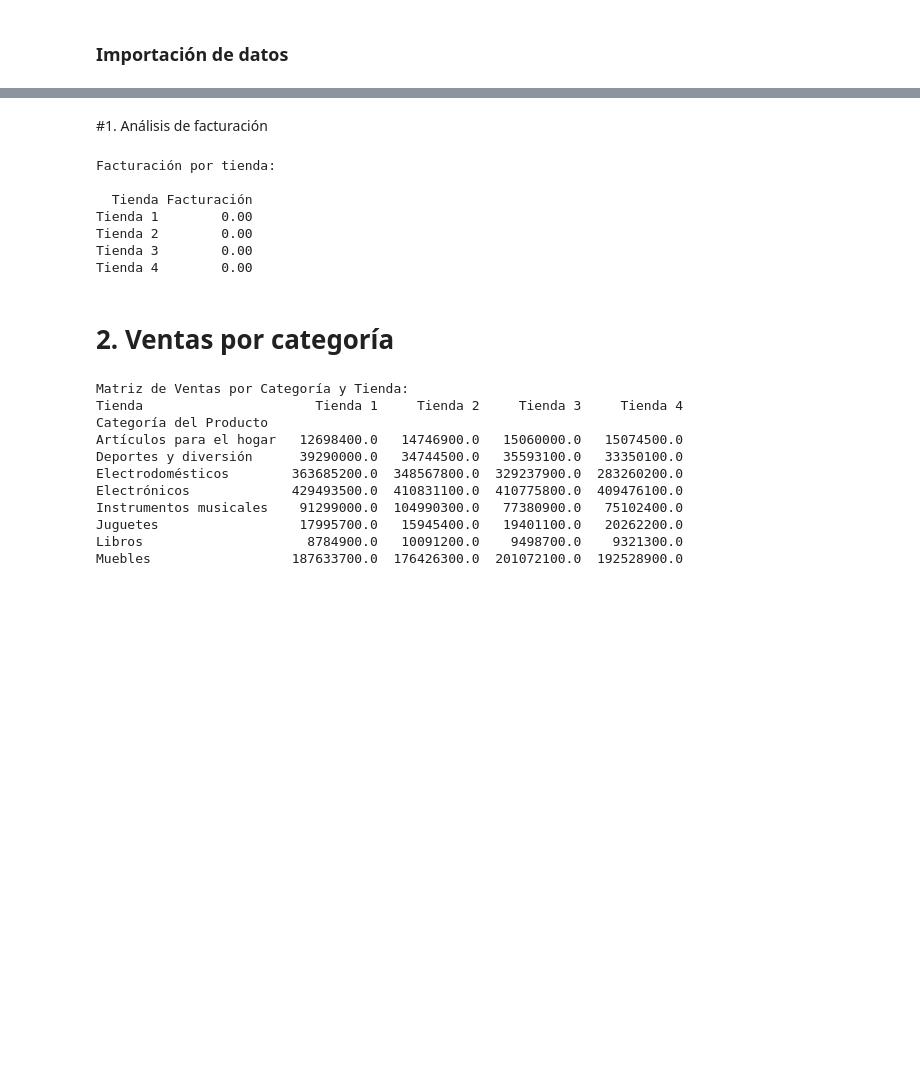
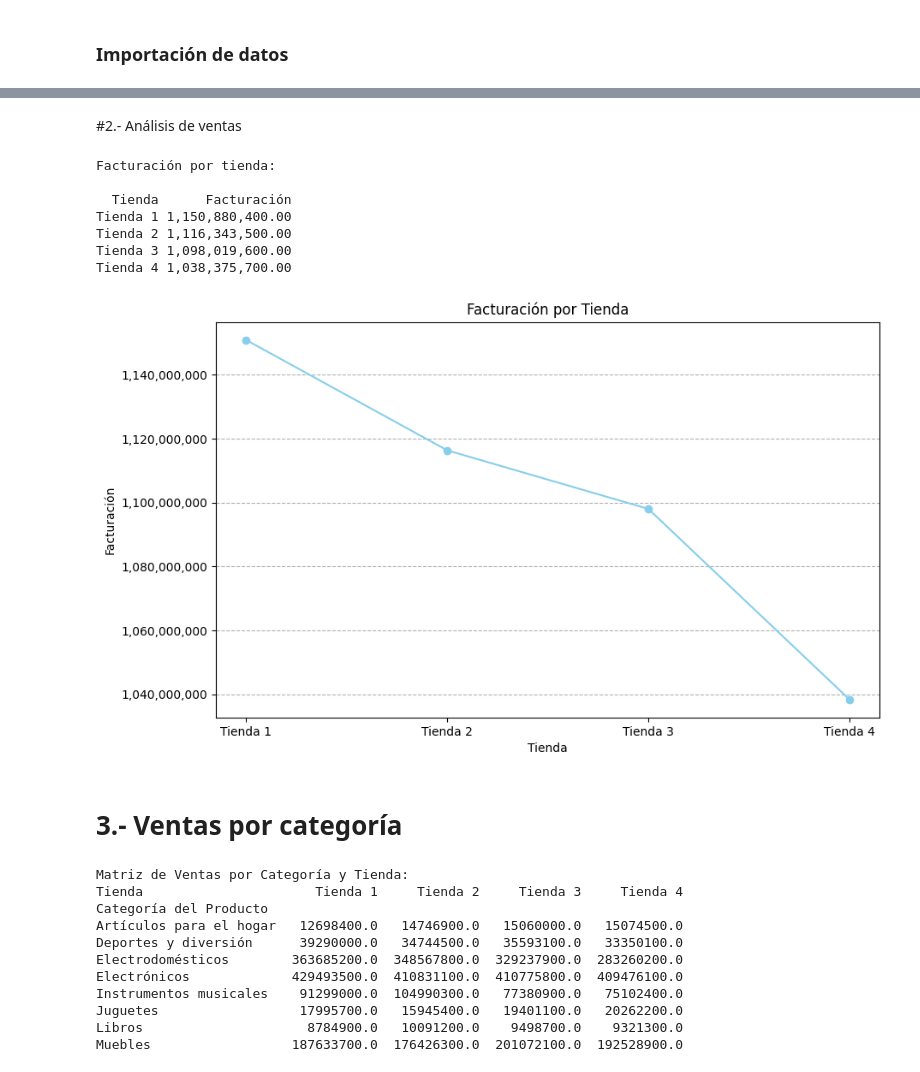
Before and after one commit to Maucho6340/challenge1-data-science-latam, a Jupyter notebook: AluraStoreLatam.ipynb, the cells around one changed output, grey strips where cells are left out. Saved outputs shown, nothing was run; the diff lists cells and outputs as text; code cells hidden in the pictures; blank space fills up the shorter version.

```diff
--- a/AluraStoreLatam.ipynb
+++ b/AluraStoreLatam.ipynb
@@ -38,7 +135,8 @@ alt.Chart(tienda).mark_point().encode(
 # %% [markdown]
-#1. Análisis de facturación
+#2.- Análisis de ventas
 # %%
 import pandas as pd
+import matplotlib.pyplot as plt
 
 # Cargar los datos de las tiendas desde las URLs
 url_tienda1 = "https://raw.githubusercontent.com/alura-es-cursos/challenge1-data-science-latam/refs/heads/main/base-de-datos-challenge1-latam/tienda_1%20.csv"
@@ -50,51 +148,62 @@ try:
     # Leer archivos CSV y convertirlos en DataFrames
     tienda1 = pd.read_csv(url_tienda1)
     tienda2 = pd.read_csv(url_tienda2)
     tienda3 = pd.read_csv(url_tienda3)
     tienda4 = pd.read_csv(url_tienda4)
 except Exception as e:
     print(f"Error al cargar los datos: {e}")
     exit()  # Salir del script si hay un error al cargar los datos
 
+
+
 # Calcular la facturación para cada tienda
-def calcular_facturacion(tienda_df):
-    """
-    Calcula la facturación de una tienda sumando el valor de las ventas.
+def calcular_facturacion(tienda_df, columna_precio="Precio"): # Establezco "Precio" como valor por defecto
 
-    Args:
-        tienda_df (pd.DataFrame): DataFrame de la tienda.
-
-    Returns:
-        float: Facturación de la tienda.
-    """
-    # Asegurarse de que la columna 'Valor Venta' existe antes de sumarla
-    return tienda_df['Valor Venta'].sum() if 'Valor Venta' in tienda_df.columns else 0
+    if columna_precio in tienda_df.columns: #Verifico si la columna precio existe
+        return tienda_df[columna_precio].sum()
+    else:
+        print("Advertencia: No se encontró la columna de precio en el DataFrame.")
+        return 0
 
 # Calcular la facturación para cada tienda
 facturacion_tienda1 = calcular_facturacion(tienda1)
 facturacion_tienda2 = calcular_facturacion(tienda2)
 facturacion_tienda3 = calcular_facturacion(tienda3)
 facturacion_tienda4 = calcular_facturacion(tienda4)
 
 # Crear un DataFrame con los resultados de facturación
 df_facturacion = pd.DataFrame({
     'Tienda': ['Tienda 1', 'Tienda 2', 'Tienda 3', 'Tienda 4'],
     'Facturación': [facturacion_tienda1, facturacion_tienda2, facturacion_tienda3, facturacion_tienda4]
 })
 
 # Imprimir la tabla de facturación
 print("\nFacturación por tienda:\n")
 print(df_facturacion.to_string(index=False, formatters={'Facturación': '{:,.2f}'.format}))
+
+# Crear el gráfico de líneas
+plt.figure(figsize=(10, 6))  # Ajustar el tamaño de la figura
+plt.plot(df_facturacion['Tienda'], df_facturacion['Facturación'], marker='o', color='skyblue', linestyle='-') #cambio a plot
+plt.title('Facturación por Tienda')
+plt.xlabel('Tienda')
+plt.ylabel('Facturación')
+plt.grid(axis='y', linestyle='--')  # Agregar una grilla para mejor visualización
+
+# Formatear los valores del eje y con comas para miles
+plt.gca().yaxis.set_major_formatter(plt.FuncFormatter(lambda x, loc: "{:,.0f}".format(x)))
+
+plt.show()  # Mostrar el gráfico
 # %% [output]
 Facturación por tienda:
 
-  Tienda Facturación
-Tienda 1        0.00
-Tienda 2        0.00
-Tienda 3        0.00
-Tienda 4        0.00
+  Tienda      Facturación
+Tienda 1 1,150,880,400.00
+Tienda 2 1,116,343,500.00
+Tienda 3 1,098,019,600.00
+Tienda 4 1,038,375,700.00
+[figure, added]
 # %% [markdown]
-# 2. Ventas por categoría
+# 3.- Ventas por categoría
 # %%
 import pandas as pd
 
```
Also changed, not shown: parts of 13 cells of this notebook.
